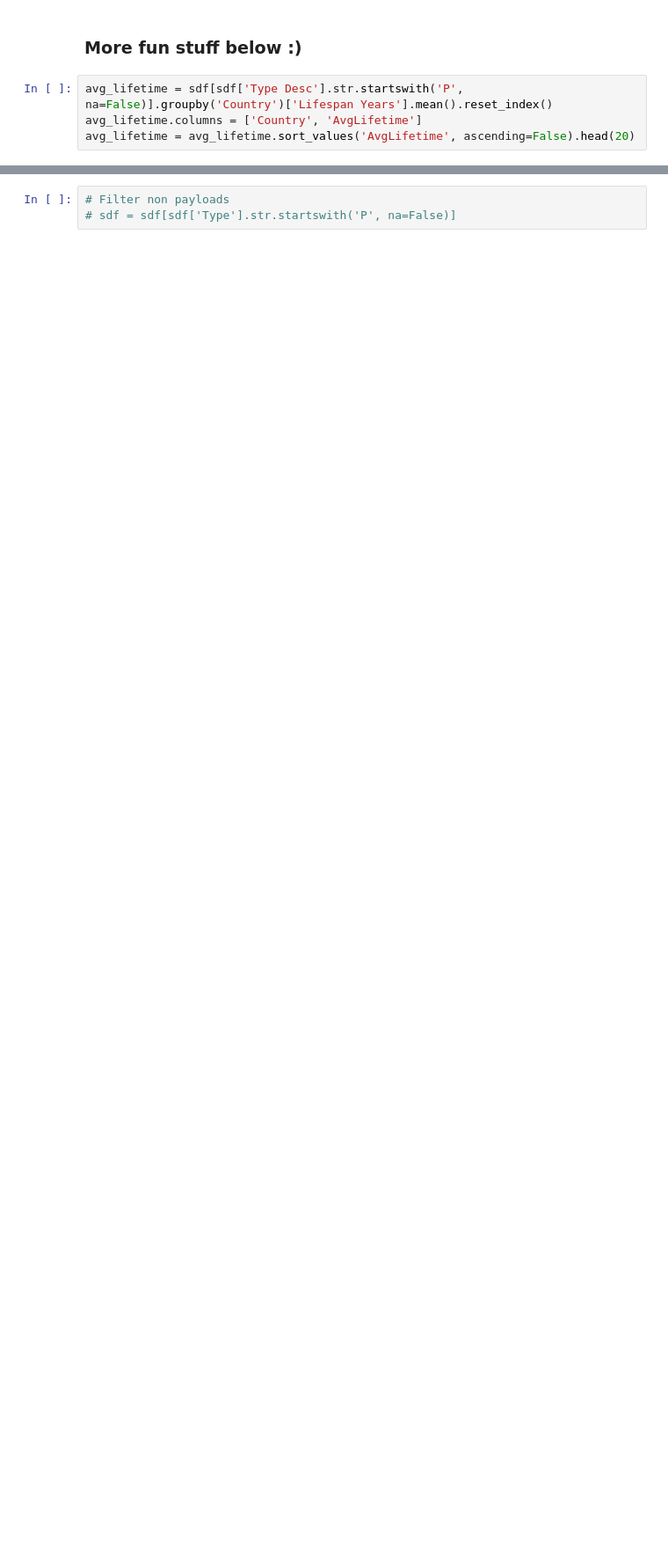
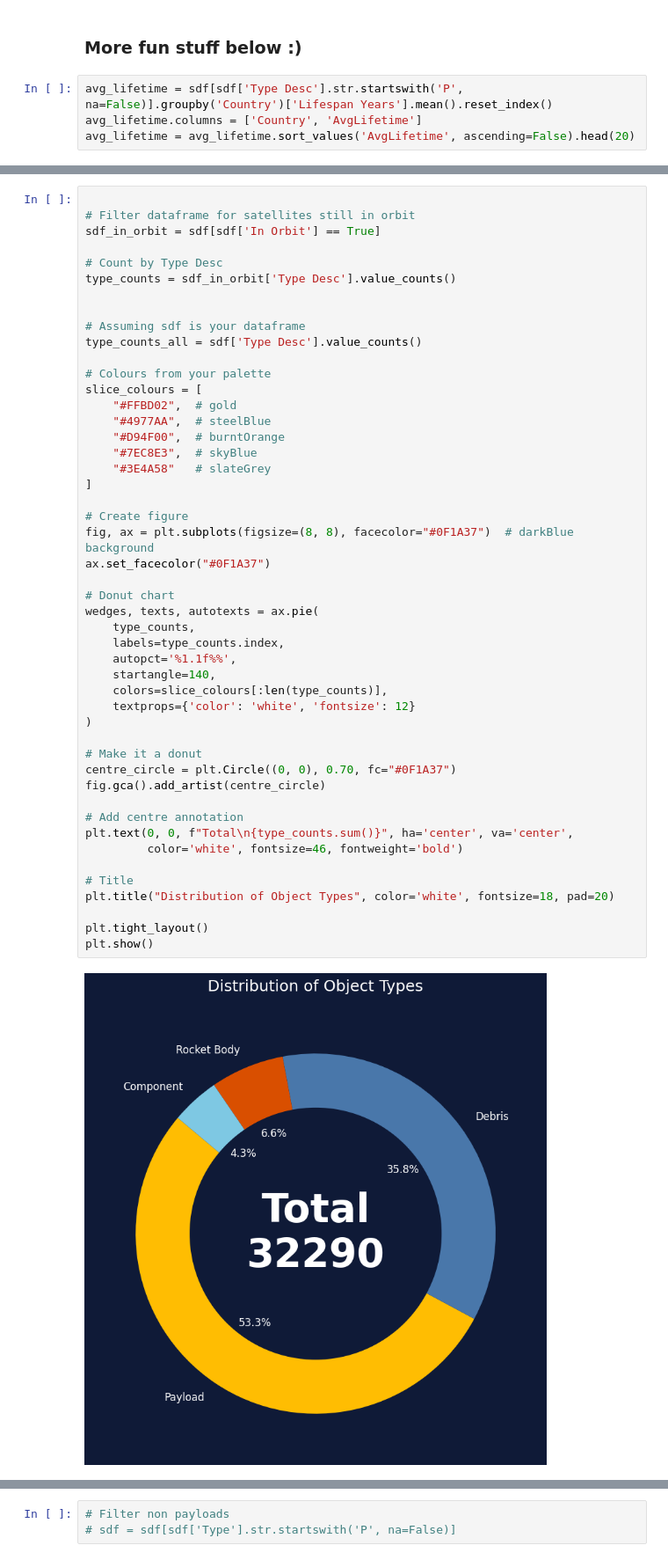
Before and after one commit to daemonchild/cardiffmet-dat5001-visualisation-of-data, a Jupyter notebook: assessment/pres1/2-dat5001-st20285213-tomrowan-pres1-create-graphs.ipynb, the cells around one changed output, grey strips where cells are left out. Shown at 88% size. Cells and saved outputs as stored; diff of their text form; blank space fills up the shorter version.

```diff
--- a/assessment/pres1/2-dat5001-st20285213-tomrowan-pres1-create-graphs.ipynb
+++ b/assessment/pres1/2-dat5001-st20285213-tomrowan-pres1-create-graphs.ipynb
@@ -213,3 +247,53 @@ plt.tight_layout()
 plt.show()
 # %% [output]
 [figure]
+# %%
+
+# Filter dataframe for satellites still in orbit
+sdf_in_orbit = sdf[sdf['In Orbit'] == True]
+
+# Count by Type Desc
+type_counts = sdf_in_orbit['Type Desc'].value_counts()
+
+
+# Assuming sdf is your dataframe
+type_counts_all = sdf['Type Desc'].value_counts()
+
+# Colours from your palette
+slice_colours = [
+    "#FFBD02",  # gold
+    "#4977AA",  # steelBlue
+    "#D94F00",  # burntOrange
+    "#7EC8E3",  # skyBlue
+    "#3E4A58"   # slateGrey
+]
+
+# Create figure
+fig, ax = plt.subplots(figsize=(8, 8), facecolor="#0F1A37")  # darkBlue background
+ax.set_facecolor("#0F1A37")
+
+# Donut chart
+wedges, texts, autotexts = ax.pie(
+    type_counts,
+    labels=type_counts.index,
+    autopct='%1.1f%%',
+    startangle=140,
+    colors=slice_colours[:len(type_counts)],
+    textprops={'color': 'white', 'fontsize': 12}
+)
+
+# Make it a donut
+centre_circle = plt.Circle((0, 0), 0.70, fc="#0F1A37")
+fig.gca().add_artist(centre_circle)
+
+# Add centre annotation
+plt.text(0, 0, f"Total\n{type_counts.sum()}", ha='center', va='center',
+         color='white', fontsize=46, fontweight='bold')
+
+# Title
+plt.title("Distribution of Object Types", color='white', fontsize=18, pad=20)
+
+plt.tight_layout()
+plt.show()
+# %% [output]
+[figure, added]
```
Also changed, not shown: parts of 36 cells of this notebook, 2 other files.
